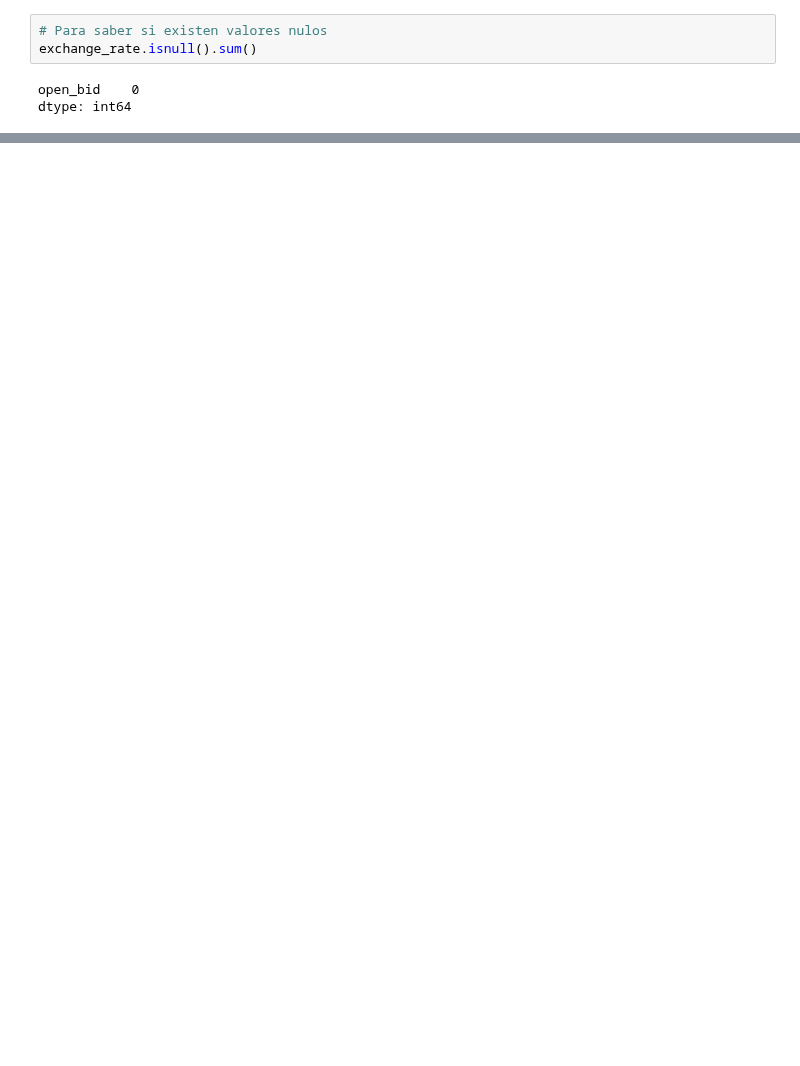
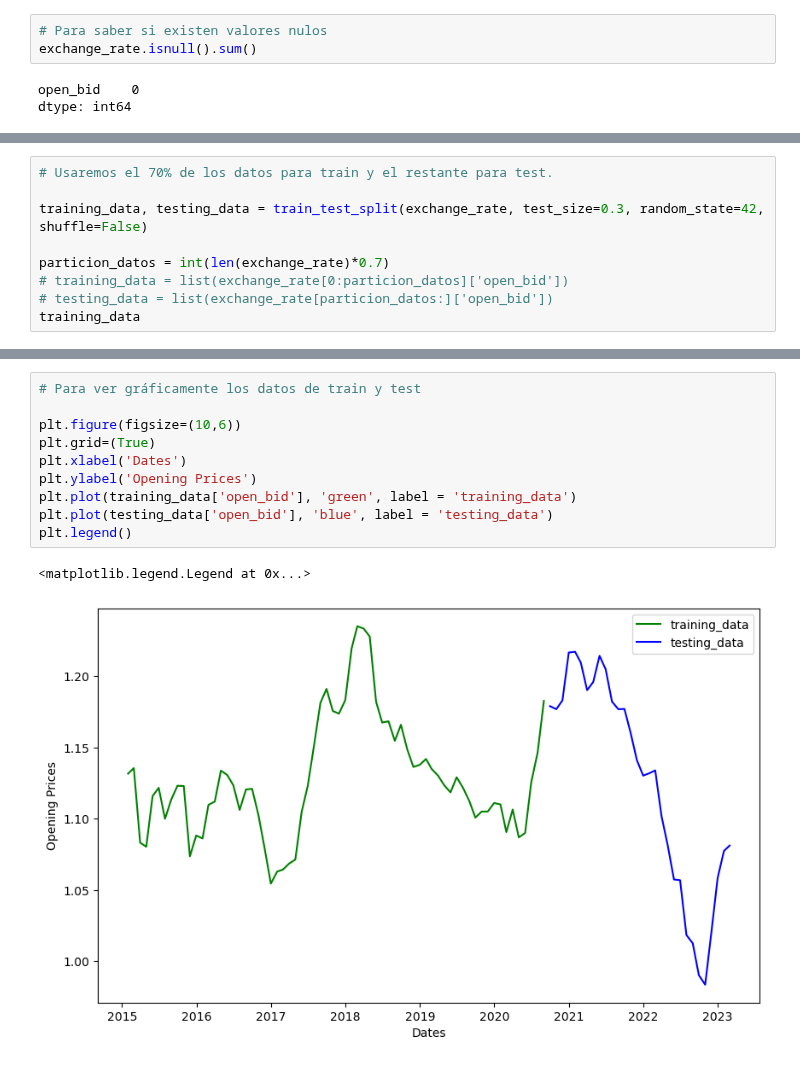
Before and after one commit to asasa293/limpieza_datos, a Jupyter notebook: TP4/datos/TP4_Moises.ipynb, the cells around one changed output, grey strips where cells are left out. Drawn from its saved outputs; the diff is of its cells as text; blank space fills up the shorter version.

```diff
--- a/TP4/datos/TP4_Moises.ipynb
+++ b/TP4/datos/TP4_Moises.ipynb
@@ -164,0 +182,9 @@ exchange_rate.head()
+# %%
+# Usaremos el 70% de los datos para train y el restante para test.
+
+training_data, testing_data = train_test_split(exchange_rate, test_size=0.3, random_state=42, shuffle=False)
+
+particion_datos = int(len(exchange_rate)*0.7)
+# training_data = list(exchange_rate[0:particion_datos]['open_bid'])
+# testing_data = list(exchange_rate[particion_datos:]['open_bid'])
+training_data
@@ -164,0 +206,13 @@ exchange_rate.head()
+# %%
+# Para ver gráficamente los datos de train y test
+
+plt.figure(figsize=(10,6))
+plt.grid=(True)
+plt.xlabel('Dates')
+plt.ylabel('Opening Prices')
+plt.plot(training_data['open_bid'], 'green', label = 'training_data')
+plt.plot(testing_data['open_bid'], 'blue', label = 'testing_data')
+plt.legend()
+# %% [output]
+<matplotlib.legend.Legend at 0x...>
+[figure, added]
```
Also changed, not shown: parts of 40 cells of this notebook.
